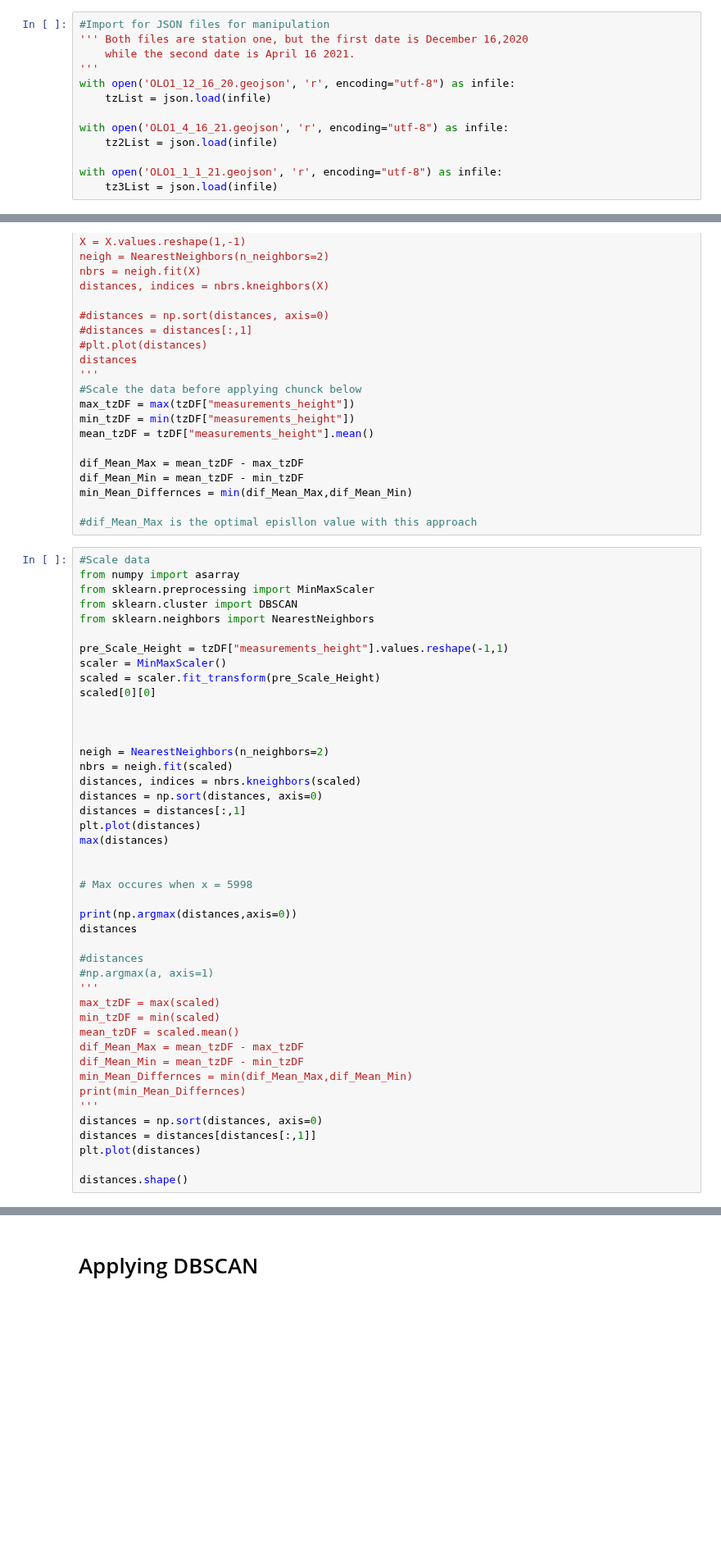
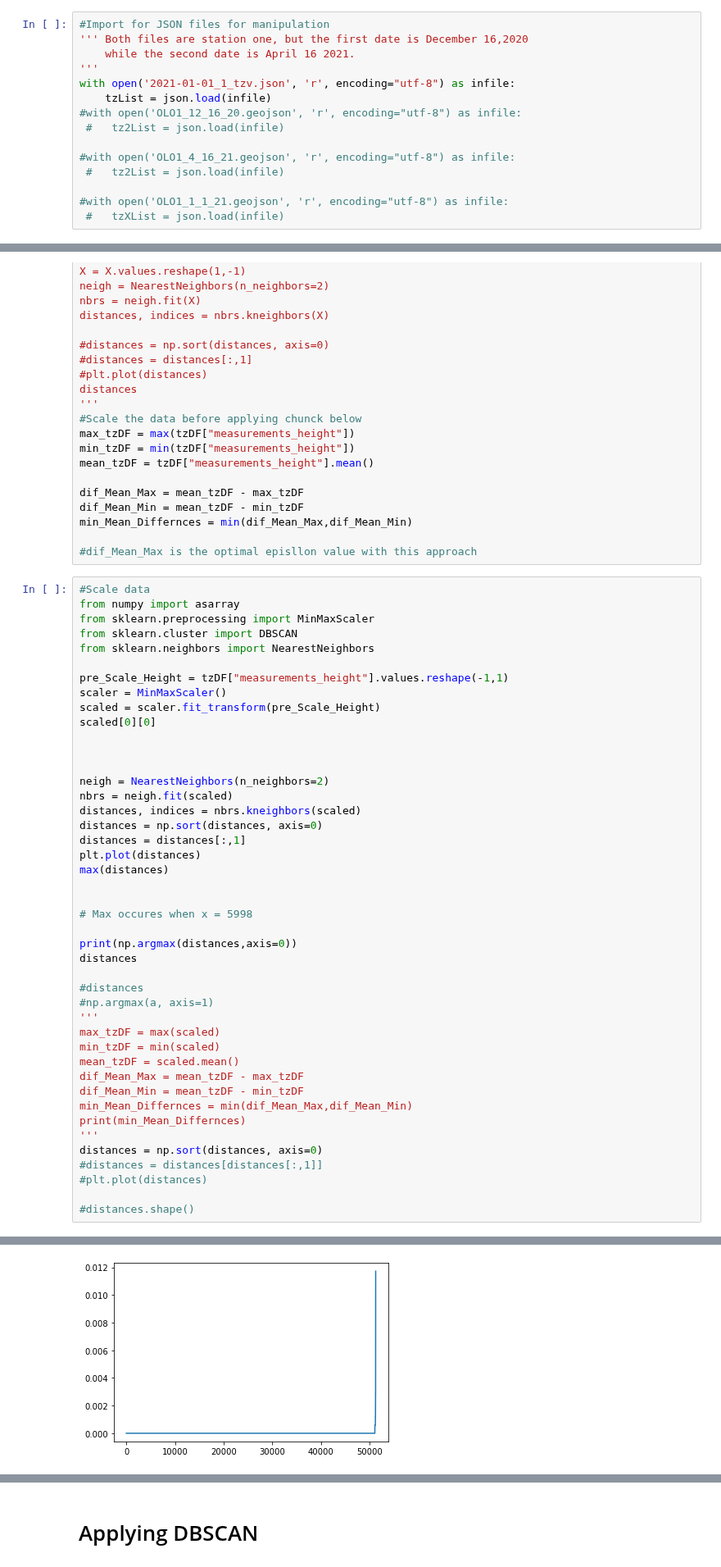
Before and after one commit to mylesm19/Volcanic_Activity_Detection, a Jupyter notebook: MM_01_Volcanic_activity_detection_and_noise_characterization_using_machine_learning.ipynb, the cells around one changed output, grey strips where cells are left out. Shown at 82% size. Cells and saved outputs as stored; diff of their text form; blank space fills up the shorter version.

```diff
--- a/MM_01_Volcanic_activity_detection_and_noise_characterization_using_machine_learning.ipynb
+++ b/MM_01_Volcanic_activity_detection_and_noise_characterization_using_machine_learning.ipynb
@@ -93,14 +93,16 @@ The CHORDS notebook portal is where the data is acessed.
 ''' Both files are station one, but the first date is December 16,2020
     while the second date is April 16 2021.
 '''
-with open('OLO1_12_16_20.geojson', 'r', encoding="utf-8") as infile:
+with open('2021-01-01_1_tzv.json', 'r', encoding="utf-8") as infile:
     tzList = json.load(infile)
+#with open('OLO1_12_16_20.geojson', 'r', encoding="utf-8") as infile:
+ #   tz2List = json.load(infile)
 
-with open('OLO1_4_16_21.geojson', 'r', encoding="utf-8") as infile:
-    tz2List = json.load(infile)
+#with open('OLO1_4_16_21.geojson', 'r', encoding="utf-8") as infile:
+ #   tz2List = json.load(infile)
 
-with open('OLO1_1_1_21.geojson', 'r', encoding="utf-8") as infile:
-    tz3List = json.load(infile)
+#with open('OLO1_1_1_21.geojson', 'r', encoding="utf-8") as infile:
+ #   tzXList = json.load(infile)
 # %% [markdown]
 # Data processing and analysis
 # %%
@@ -643,7 +701,8 @@ min_Mean_Differnces = min(dif_Mean_Max,dif_Mean_Min)
 print(min_Mean_Differnces)
 '''
 distances = np.sort(distances, axis=0)
-distances = distances[distances[:,1]]
-plt.plot(distances)
+#distances = distances[distances[:,1]]
+#plt.plot(distances)
 
-distances.shape()
+#distances.shape()
+# %% [output]
@@ -650,3 +710,4 @@ distances.shape()
+[figure, added]
 # %%
 #NEAREST NEIGHBOR
 from sklearn.neighbors import NearestNeighbors
```
Also changed, not shown: parts of 42 cells of this notebook.
